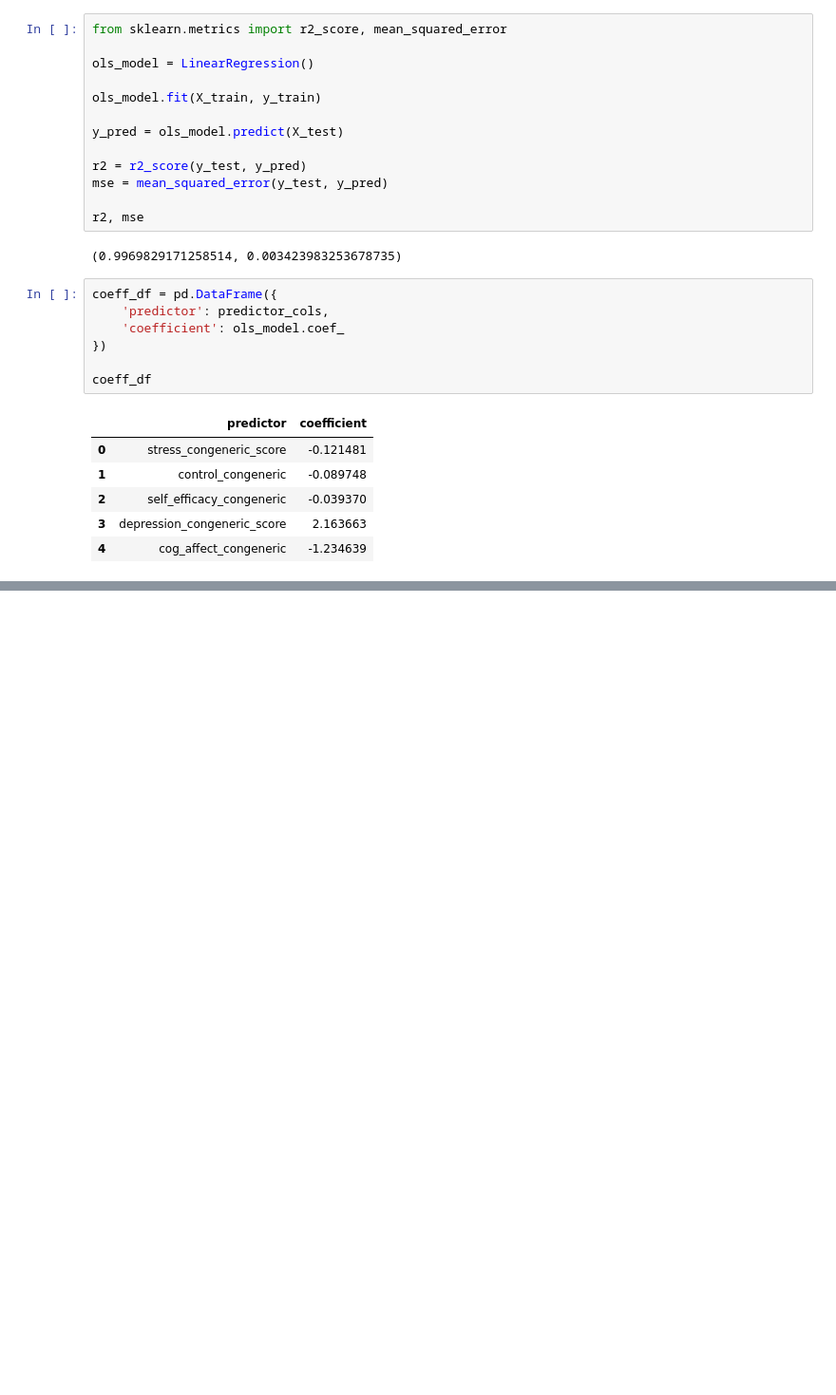
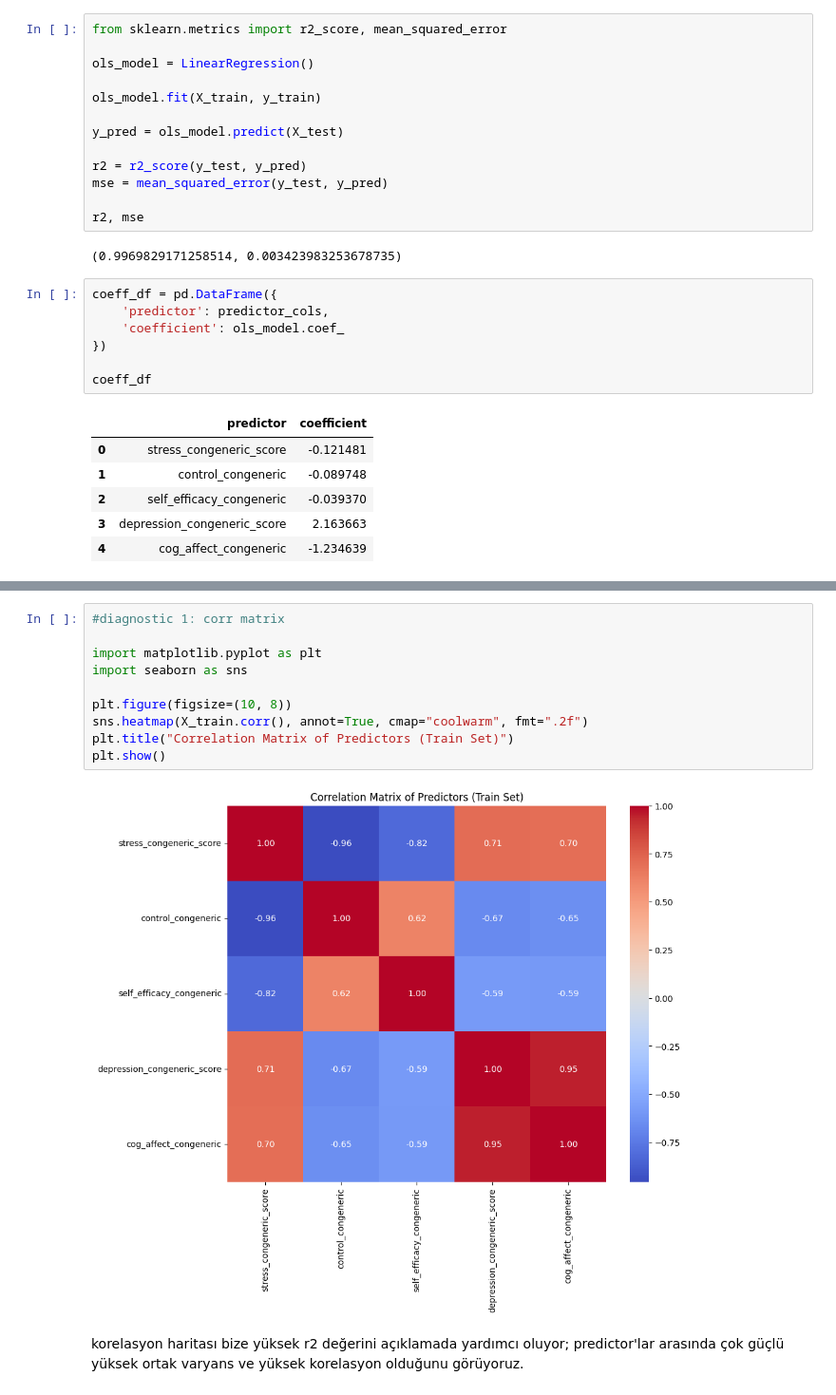
Before and after one commit to caglasu-kachow/learning-potential-analysis, a Jupyter notebook: 05_full_predictive_model.ipynb, the cells around one changed output, grey strips where cells are left out. Shown at 95% size. Saved outputs shown, nothing was run; the diff lists cells and outputs as text; blank space fills up the shorter version.

Commit message:
Predictors correlation matrix added. This confirms strong shared variance. Before proceeding to Ridge and Lasso, VIFF will be made.

```diff
--- a/05_full_predictive_model.ipynb
+++ b/05_full_predictive_model.ipynb
@@ -106,0 +110,14 @@ Bu sebeple OLS modeli yalnızca baseline olarak değerlendirilmiş; katsayılar
+# %%
+#diagnostic 1: corr matrix
+
+import matplotlib.pyplot as plt
+import seaborn as sns
+
+plt.figure(figsize=(10, 8))
+sns.heatmap(X_train.corr(), annot=True, cmap="coolwarm", fmt=".2f")
+plt.title("Correlation Matrix of Predictors (Train Set)")
+plt.show()
+# %% [output]
+[figure, added]
+# %% [markdown]
+korelasyon haritası bize yüksek r2 değerini açıklamada yardımcı oluyor; predictor'lar arasında çok güçlü yüksek ortak varyans ve yüksek korelasyon olduğunu görüyoruz.
```
Also changed, not shown: parts of 1 cell of this notebook.
